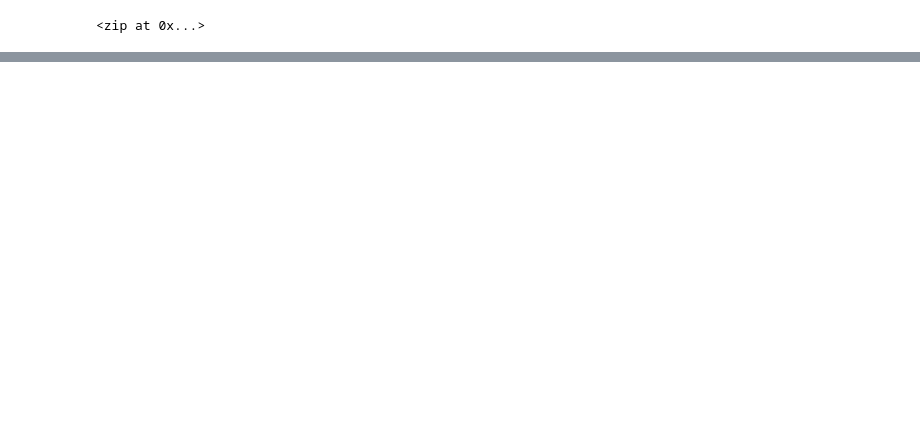
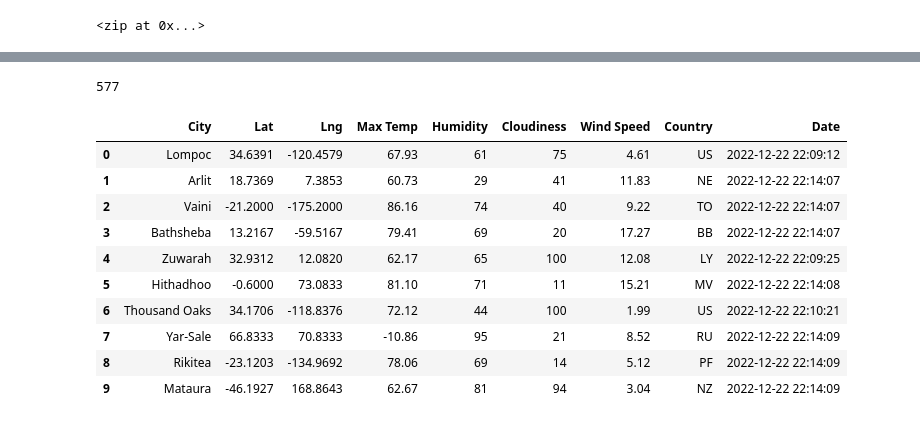
Before and after one commit to andiataleb/World_Weather_Analysis, a Jupyter notebook: WeatherPy.ipynb, the cells around one changed output, grey strips where cells are left out. Saved outputs shown, nothing was run; the diff lists cells and outputs as text; code cells hidden in the pictures; blank space fills up the shorter version.

Commit message:
Modifying .gitignore and adding WeatherPy file.

```diff
--- a/WeatherPy.ipynb
+++ b/WeatherPy.ipynb
@@ -55,0 +62,3 @@ len(cities)
+# %%
+url = "http://api.openweathermap.org/data/2.5/weather?units=Imperial&APPID=" + weather_api_key
+print(url)
@@ -55,0 +147,20 @@ len(cities)
+# %%
+len(city_data)
+# %% [output]
+577
+# %%
+# Convert the array of dictionaries to a Pandas DataFrame.
+city_data_df = pd.DataFrame(city_data)
+city_data_df.head(10)
+# %% [output]
+|  | City | Lat | Lng | Max Temp | Humidity | Cloudiness | Wind Speed | Country | Date |
+| 0 | Lompoc | 34.6391 | -120.4579 | 67.93 | 61 | 75 | 4.61 | US | 2022-12-22 22:09:12 |
+| 1 | Arlit | 18.7369 | 7.3853 | 60.73 | 29 | 41 | 11.83 | NE | 2022-12-22 22:14:07 |
+| 2 | Vaini | -21.2000 | -175.2000 | 86.16 | 74 | 40 | 9.22 | TO | 2022-12-22 22:14:07 |
+| 3 | Bathsheba | 13.2167 | -59.5167 | 79.41 | 69 | 20 | 17.27 | BB | 2022-12-22 22:14:07 |
+| 4 | Zuwarah | 32.9312 | 12.0820 | 62.17 | 65 | 100 | 12.08 | LY | 2022-12-22 22:09:25 |
+| 5 | Hithadhoo | -0.6000 | 73.0833 | 81.10 | 71 | 11 | 15.21 | MV | 2022-12-22 22:14:08 |
+| 6 | Thousand Oaks | 34.1706 | -118.8376 | 72.12 | 44 | 100 | 1.99 | US | 2022-12-22 22:10:21 |
+| 7 | Yar-Sale | 66.8333 | 70.8333 | -10.86 | 95 | 21 | 8.52 | RU | 2022-12-22 22:14:09 |
+| 8 | Rikitea | -23.1203 | -134.9692 | 78.06 | 69 | 14 | 5.12 | PF | 2022-12-22 22:14:09 |
+| 9 | Mataura | -46.1927 | 168.8643 | 62.67 | 81 | 94 | 3.04 | NZ | 2022-12-22 22:14:09 |
```
Also changed, not shown: parts of 7 cells of this notebook, 1 other file.
